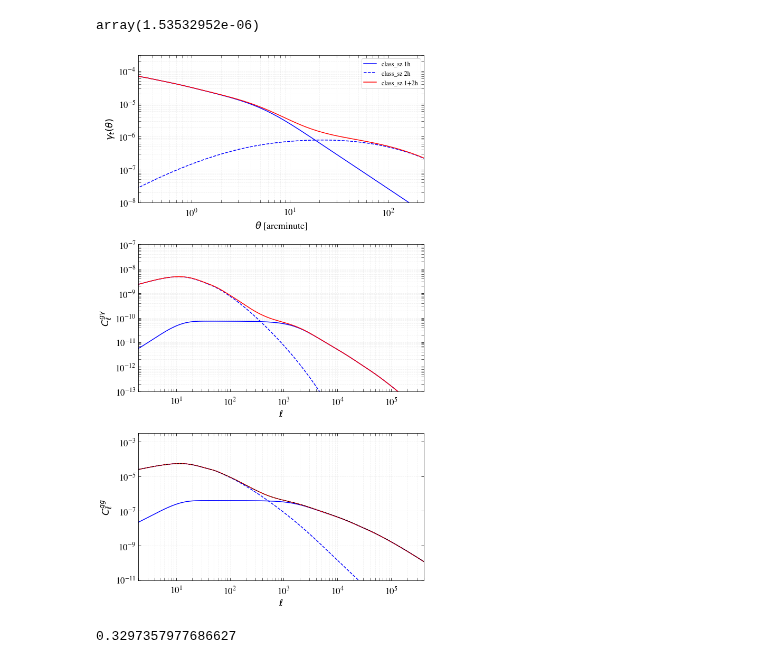
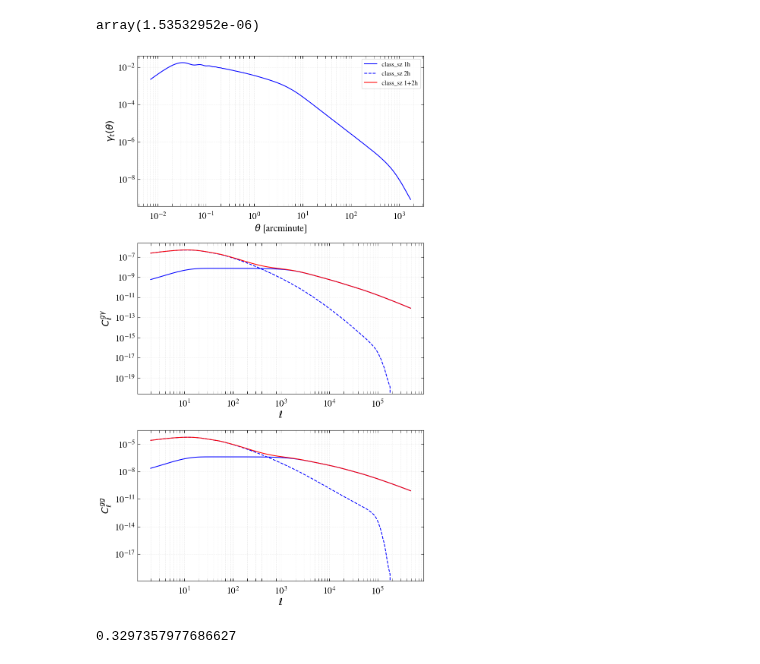
Before and after one commit to CLASS-SZ/class_sz, a Jupyter notebook: notebooks/Comparison_with_shivam_2022.ipynb, the cells around one changed output. Saved outputs shown, nothing was run; the diff lists cells and outputs as text; code cells hidden in the pictures.

```diff
--- a/notebooks/Comparison_with_shivam_2022.ipynb
+++ b/notebooks/Comparison_with_shivam_2022.ipynb
@@ -314,8 +314,8 @@ ax.set_xlabel(r'$\theta$ [arcminute]',size=title_size)
 ax.set_ylabel(r'$\gamma_t(\theta)$',size=title_size)
 ax.set_xscale('log')
 ax.set_yscale('log')
-ax.set_ylim(1e-8,3e-4)
-ax.set_xlim(2.9e-1,2.3e2)
+# ax.set_ylim(1e-8,3e-4)
+# ax.set_xlim(2.9e-1,2.3e2)
 
 
 
@@ -326,9 +326,9 @@ ax.plot(gamma_t_thetas,(1.+m_gammat)*(gamma_t_2h+gamma_t_1h),label='class_sz 1+2
 # ax.plot(th_z21,gammat_z21,label='Zacharegkas et al 21 - data',marker='o',c='k',ls='None')
 # th_z21, gammat_z21 = np.loadtxt('/Users/boris/Work/DES/gammat_1_3_bf.txt',unpack=True)
 # ax.plot(th_z21,gammat_z21,label='Zacharegkas et al 21 - best-fit',ls='-',c='k')
-if save_curves == 'yes':
-    np.savetxt('/Users/boris/Desktop/class_sz_thetas_gammat1h_gammat2h_highprec_duffy.txt',
-               np.c_[gamma_t_thetas,gamma_t_1h,gamma_t_2h])
+# if save_curves == 'yes':
+#     np.savetxt('/Users/boris/Desktop/class_sz_thetas_gammat1h_gammat2h_highprec_duffy.txt',
+#                np.c_[gamma_t_thetas,gamma_t_1h,gamma_t_2h])
 
 
 ax.legend(loc=1,ncol = 1,frameon=True,fontsize=12)
@@ -346,55 +346,55 @@ ax.set_xlabel(r'$\ell$',size=title_size)
 ax.set_ylabel(r'$C_\ell^{g\gamma}$',size=title_size)
 ax.set_xscale('log')
 ax.set_yscale('log')
-ax.set_ylim(1e-13,1e-7)
-ax.set_xlim(2.,4e5)
+# ax.set_ylim(1e-13,1e-7)
+# ax.set_xlim(2.,4e5)
 fac = cl_g_gamma_ell*(cl_g_gamma_ell+1.)/2./np.pi
 ax.plot(cl_g_gamma_ell,cl_g_gamma_1h/fac,label='class_sz 1h',c='b',ls='-')
 ax.plot(cl_g_gamma_ell,cl_g_gamma_2h/fac,label='class_sz 2h',c='b',ls='--')
 ax.plot(cl_g_gamma_ell,cl_g_gamma_1h/fac+cl_g_gamma_2h/fac,label='class_sz 1+2h',c='r')
 
-if save_curves == 'yes':
-    np.savetxt('/Users/boris/Desktop/class_sz_ells_clggamma1h_clggamma2h_highprec_duffy.txt',
-               np.c_[cl_g_gamma_ell,cl_g_gamma_1h/fac,cl_g_gamma_2h/fac])
+# if save_curves == 'yes':
+#     np.savetxt('/Users/boris/Desktop/class_sz_ells_clggamma1h_clggamma2h_highprec_duffy.txt',
+#                np.c_[cl_g_gamma_ell,cl_g_gamma_1h/fac,cl_g_gamma_2h/fac])
 
 
 fig.tight_layout()
 
 
 
 ax = ax3
 ax.tick_params(axis = 'x',which='both',length=5,direction='in', pad=10)
 ax.tick_params(axis = 'y',which='both',length=5,direction='in', pad=5)
 ax.xaxis.set_ticks_position('both')
 ax.yaxis.set_ticks_position('both')
 plt.setp(ax.get_yticklabels(), rotation='horizontal', fontsize=label_size)
 plt.setp(ax.get_xticklabels(), fontsize=label_size)
 ax.grid( b=True, which="both", alpha=0.2, linestyle='--')
 ax.set_xlabel(r'$\ell$',size=title_size)
 ax.set_ylabel(r'$C_\ell^{gg}$',size=title_size)
 ax.set_xscale('log')
 ax.set_yscale('log')
-ax.set_ylim(1e-11,3e-3)
-ax.set_xlim(2.,4e5)
+# ax.set_ylim(1e-11,3e-3)
+# ax.set_xlim(2.,4e5)
 fac = cl_g_g_ell*(cl_g_g_ell+1.)/2./np.pi
 ax.plot(cl_g_g_ell,cl_g_g_1h/fac,label='class_sz 1h',c='b',ls='-')
 ax.plot(cl_g_g_ell,cl_g_g_2h/fac,label='class_sz 2h',c='b',ls='--')
 ax.plot(cl_g_g_ell,cl_g_g_1h/fac+cl_g_g_2h/fac,label='class_sz 1+2h',c='r')
 
-if save_curves == 'yes':
-    np.savetxt('/Users/boris/Desktop/class_sz_ells_clgg1h_clgg2h_highprec_duffy.txt',
-               np.c_[cl_g_g_ell,cl_g_g_1h/fac,cl_g_g_2h/fac])
+# if save_curves == 'yes':
+#     np.savetxt('/Users/boris/Desktop/class_sz_ells_clgg1h_clgg2h_highprec_duffy.txt',
+#                np.c_[cl_g_g_ell,cl_g_g_1h/fac,cl_g_g_2h/fac])
 
-cl_g_g_ell,cl_g_g_1h_fac,cl_g_g_2h_fac = np.loadtxt('/Users/boris/Desktop/class_sz_ells_clgg1h_clgg2h_highprec.txt',
-           unpack=True)
+# cl_g_g_ell,cl_g_g_1h_fac,cl_g_g_2h_fac = np.loadtxt('/Users/boris/Desktop/class_sz_ells_clgg1h_clgg2h_highprec.txt',
+#            unpack=True)
 
-ax.plot(cl_g_g_ell,cl_g_g_1h_fac+cl_g_g_2h_fac,c='k',ls='--',lw=1)
+# ax.plot(cl_g_g_ell,cl_g_g_1h_fac+cl_g_g_2h_fac,c='k',ls='--',lw=1)
 
 fig.tight_layout()
 
 #plt.savefig('name.pdf')
 # %% [output]
-[figure, old version]
+[figure, new version]
 # %%
 z= 0.199045
 m200c=10**13.01005
```
Also changed, not shown: parts of 13 cells of this notebook, 5 other files.
